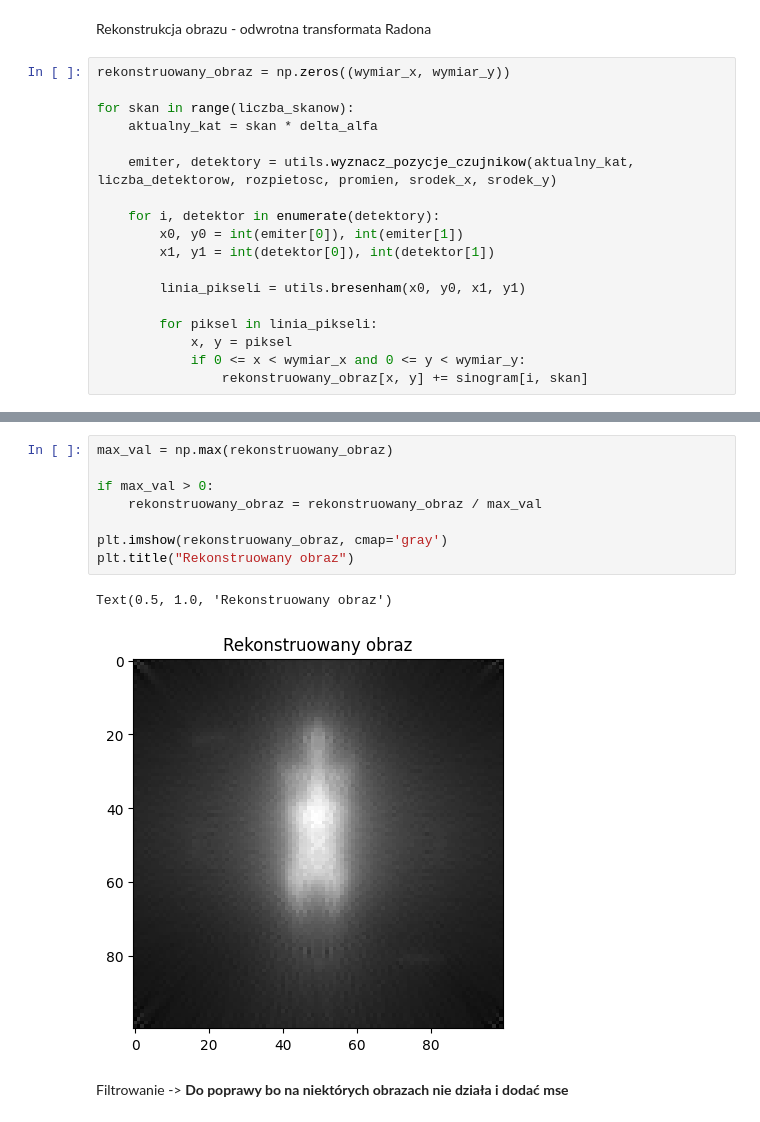
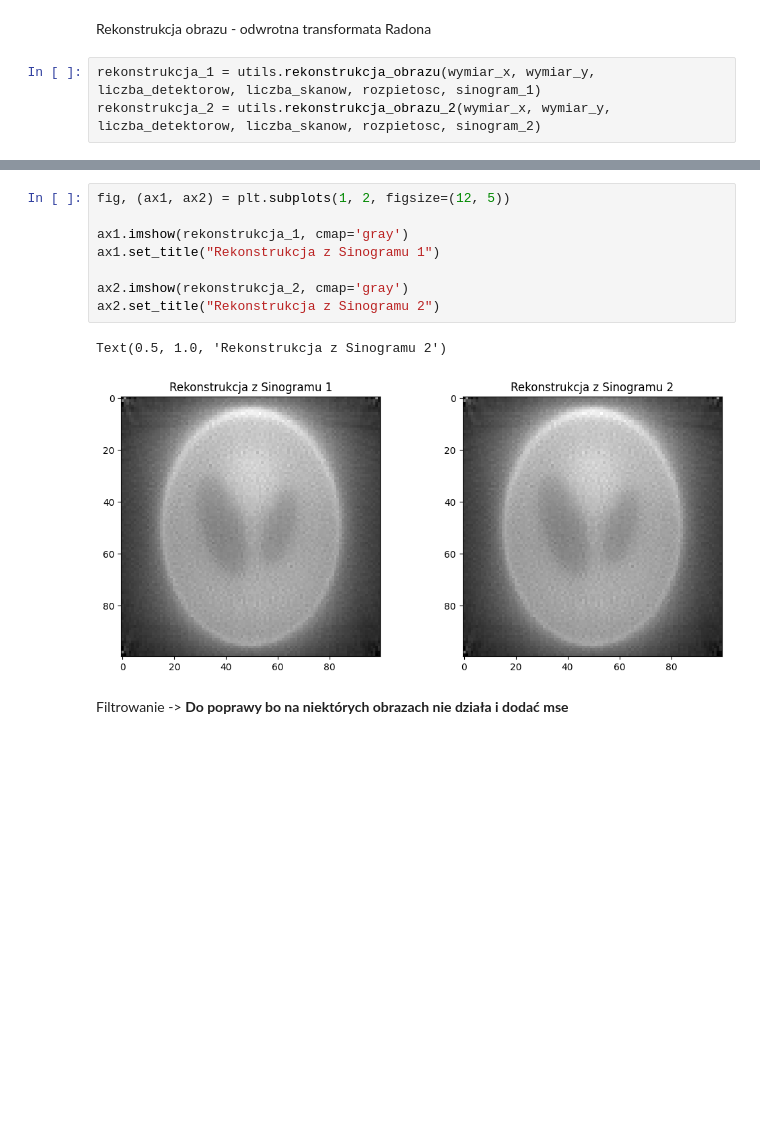
Before and after one commit to KrzysztofZaporowski/Informatyka-w-medycynie, a Jupyter notebook: tomograf/main.ipynb, the cells around one changed output, grey strips where cells are left out. Cells and saved outputs as stored; diff of their text form; blank space fills up the shorter version.

```diff
--- a/tomograf/main.ipynb
+++ b/tomograf/main.ipynb
@@ -107,20 +86,5 @@ plt.show()
 # %% [markdown]
 Rekonstrukcja obrazu - odwrotna transformata Radona
 # %%
-rekonstruowany_obraz = np.zeros((wymiar_x, wymiar_y))
-
-for skan in range(liczba_skanow):
-    aktualny_kat = skan * delta_alfa
-
-    emiter, detektory = utils.wyznacz_pozycje_czujnikow(aktualny_kat, liczba_detektorow, rozpietosc, promien, srodek_x, srodek_y)
-
-    for i, detektor in enumerate(detektory):
-        x0, y0 = int(emiter[0]), int(emiter[1])
-        x1, y1 = int(detektor[0]), int(detektor[1])
-
-        linia_pikseli = utils.bresenham(x0, y0, x1, y1)
-
-        for piksel in linia_pikseli:
-            x, y = piksel
-            if 0 <= x < wymiar_x and 0 <= y < wymiar_y:
-                rekonstruowany_obraz[x, y] += sinogram[i, skan]
+rekonstrukcja_1 = utils.rekonstrukcja_obrazu(wymiar_x, wymiar_y, liczba_detektorow, liczba_skanow, rozpietosc, sinogram_1)
+rekonstrukcja_2 = utils.rekonstrukcja_obrazu_2(wymiar_x, wymiar_y, liczba_detektorow, liczba_skanow, rozpietosc, sinogram_2)
@@ -129,14 +91,14 @@ Normalizacja
 # %%
-max_val = np.max(rekonstruowany_obraz)
+fig, (ax1, ax2) = plt.subplots(1, 2, figsize=(12, 5))
 
-if max_val > 0:
-    rekonstruowany_obraz = rekonstruowany_obraz / max_val
+ax1.imshow(rekonstrukcja_1, cmap='gray')
+ax1.set_title("Rekonstrukcja z Sinogramu 1")
 
-plt.imshow(rekonstruowany_obraz, cmap='gray')
-plt.title("Rekonstruowany obraz")
+ax2.imshow(rekonstrukcja_2, cmap='gray')
+ax2.set_title("Rekonstrukcja z Sinogramu 2")
 # %% [output]
-Text(0.5, 1.0, 'Rekonstruowany obraz')
+Text(0.5, 1.0, 'Rekonstrukcja z Sinogramu 2')
-[figure, old version]
+[figure, new version]
 # %% [markdown]
 Filtrowanie -> **Do poprawy bo na niektórych obrazach nie działa i dodać mse**
 # %%
```
Also changed, not shown: parts of 6 cells of this notebook, 3 other files.
